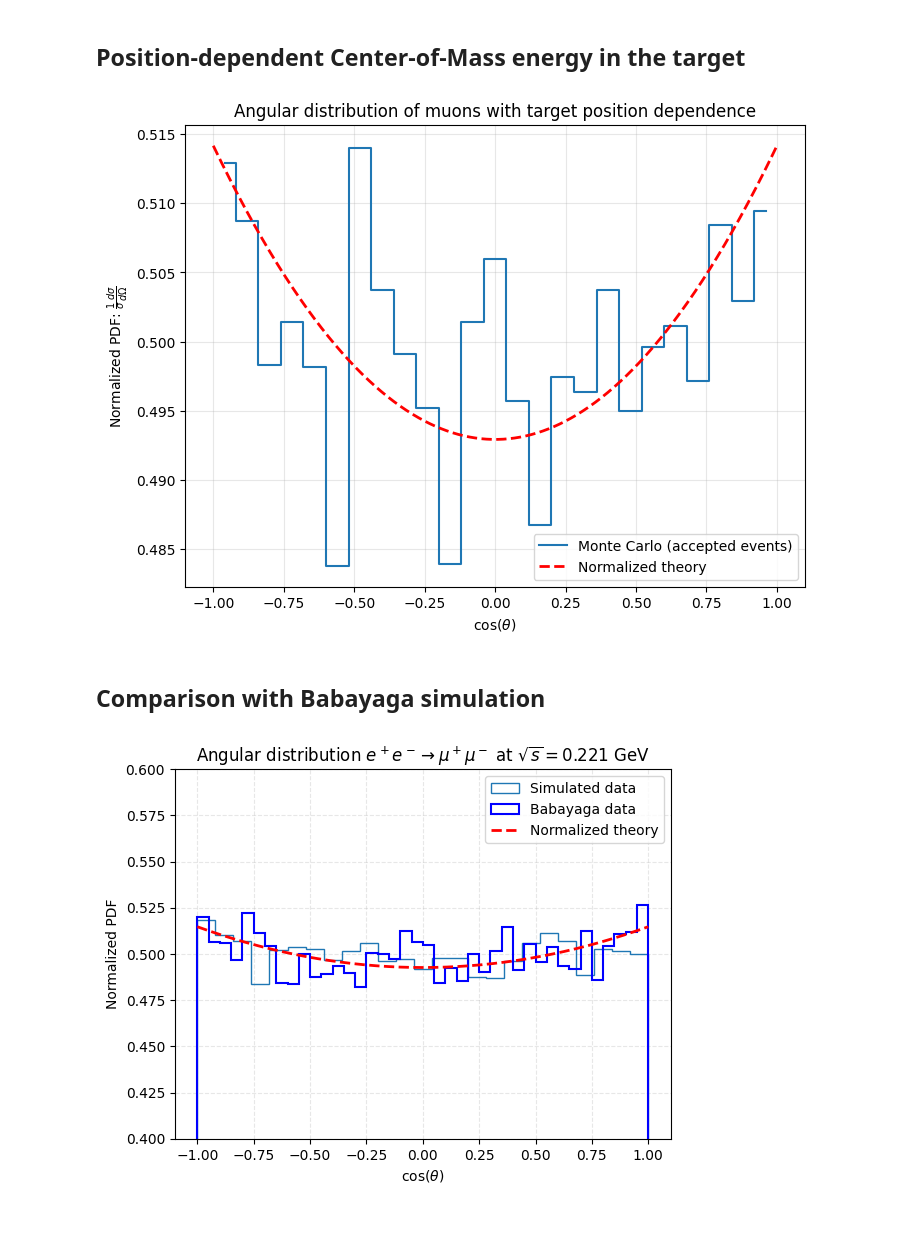
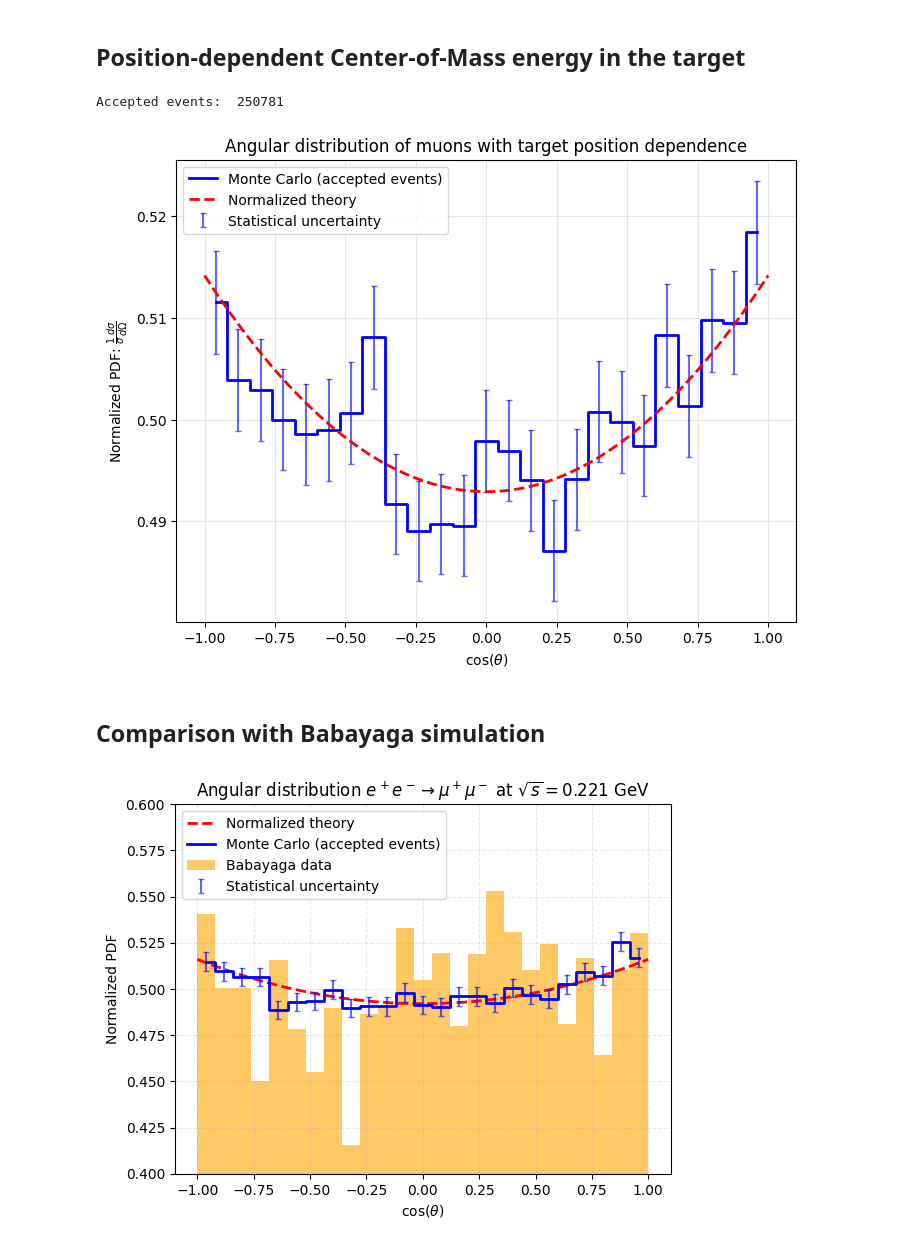
Before and after one commit to marcolorenzato00/LCP_Project, a Jupyter notebook: Project.ipynb, the cells around one changed output. Saved outputs shown, nothing was run; the diff lists cells and outputs as text; code cells hidden in the pictures.

Commit message:
Corrected distributions + implemented boost + merged and commented stuff

```diff
--- a/Project.ipynb
+++ b/Project.ipynb
@@ -609,16 +694,16 @@ Nominal beam energy: 51.79 GeV
 # Generate angles in the CM frame using s_z
 s_z = 2 * m_e**2 + 2 * m_e * E_beam
 
-u_z = np.random.uniform(-1, 1, n)
-r_z = np.random.uniform(0, cross_section_norm(s_z, 1), n)
-v_z = u_z[r_z < cross_section_norm(s_z, u_z)]
+#u_z = np.random.uniform(-1, 1, n)
+#r_z = np.random.uniform(0, cross_section_norm(s_z, 1), n)
+#v_z = u_z[r_z < cross_section_norm(s_z, u_z)]
+
+v_z = montecarlo(s_z, n)
 
 plt.figure(figsize=(8, 6))
 
 # Monte Carlo histogram (normalized)
-hist, bin_edges = np.histogram(v_z, bins=25, density=True)
-bin_centers = (bin_edges[:-1] + bin_edges[1:]) / 2.
-plt.step(bin_centers, hist, where='mid', label="Monte Carlo (accepted events)")
+plot_data(v_z)
 
 # Normalized theoretical curve
 s_z_mean = np.mean(s_z)  # reference theoretical curve
@@ -631,14 +716,12 @@ plt.legend()
 plt.grid(alpha=0.3)
 plt.show()
 # %% [output]
+Accepted events:  250781
-[figure, old version]
+[figure, new version]
 # %% [markdown]
 ## Comparison with Babayaga simulation
 # %%
-#def distr_rel(beta, cos):
-#    return 3 * (2 - beta**2 + ( beta**2) * cos**2) / (4 * (3 - beta**2))
-
-def plot_angular_distribution(file_path, sqrt_s):
+def plot_babayaga(file_path, sqrt_s):
     cos_theta_list = []
     weights_list = []
 
@@ -673,34 +756,21 @@ def plot_angular_distribution(file_path, sqrt_s):
         else:
             i += 1
 
-    # 1. Disegna l'istogramma e salva i valori dei bin
-    counts, bins, _ = plt.hist(cos_theta_list, bins=40, density=True, weights=weights_list, range=(-1, 1),
-                               histtype='step', color='blue', label='Babayaga data', linewidth=1.5)
-
-    #x_theory = np.linspace(-1, 1, 200)
-    #y_theory = cross_section_norm(sqrt_s**2, x_theory)
-    #plt.plot(x_theory, y_theory, 'r--', label="Theory prediction")
-
-    plot_theory(sqrt_s**2)
-    #plt.plot(x_theory, distr_rel(0.01, x_theory), 'r--', color='green', label="Distr")
-    # Normalizzazione della teoria per sovrapporla ai conteggi medi
-    #avg_counts = np.mean(counts)
-    #avg_theory = (2 - beta_sq) + (beta_sq / 3) # Media integrale di 2-b^2 + b^2*x^2 su [-1,1]
-    #y_theory_norm = y_theory * (avg_counts / avg_theory)
-
-    #plt.plot(x_theory, y_theory_norm, 'r--', label='Teoria Born (Normalizzata)', linewidth=2)
+    # Disegna l'istogramma e salva i valori dei bin
+    counts, bins, _ = plt.hist(cos_theta_list, bins=25, density=True, weights=weights_list, range=(-1, 1),
+                               histtype='stepfilled', color='orange', alpha=0.6, label='Babayaga data', linewidth=1.5)
 
     plt.title((r'Angular distribution $e^+ e^- \to \mu^+ \mu^-$ at $\sqrt{s}=$') + str(sqrt_s) + ' GeV')
     plt.xlabel(r'$\cos(\theta)$')
     plt.ylabel('Normalized PDF')
-    plt.ylim((0.4,0.6))
     plt.grid(True, alpha=0.3, linestyle='--')
     plt.legend()
-
+    plt.ylim(0.4, 0.6)
     plt.show()
 # %%
-bins = plt.hist(v, bins=25, density=True, label="Simulated data", histtype='step')
-plot_angular_distribution('ResultsBabaYaga/run_221_tree_10e5/events.dat', sqrt_s=0.221)
+plot_theory(s)
+plot_data(cos)
+plot_babayaga('ResultsBabaYaga/run_221_tree/events.dat', sqrt_s=0.221)
 # %% [output]
-[figure, old version]
+[figure, new version]
 # %%
```
Also changed, not shown: parts of 28 cells of this notebook, 1 other file.
